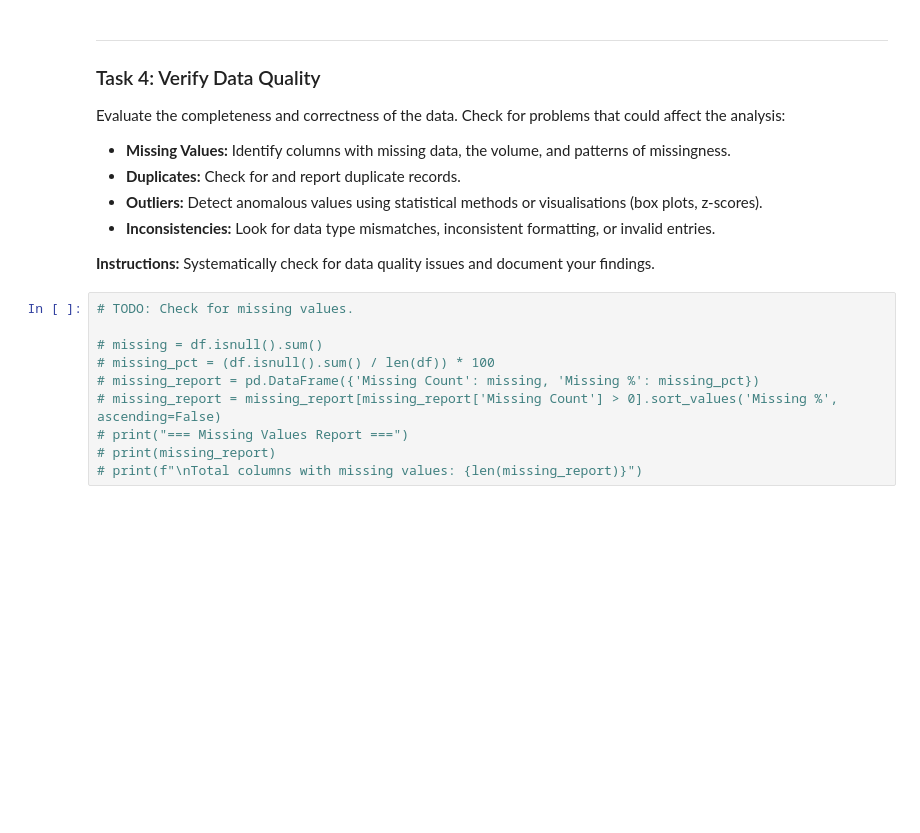
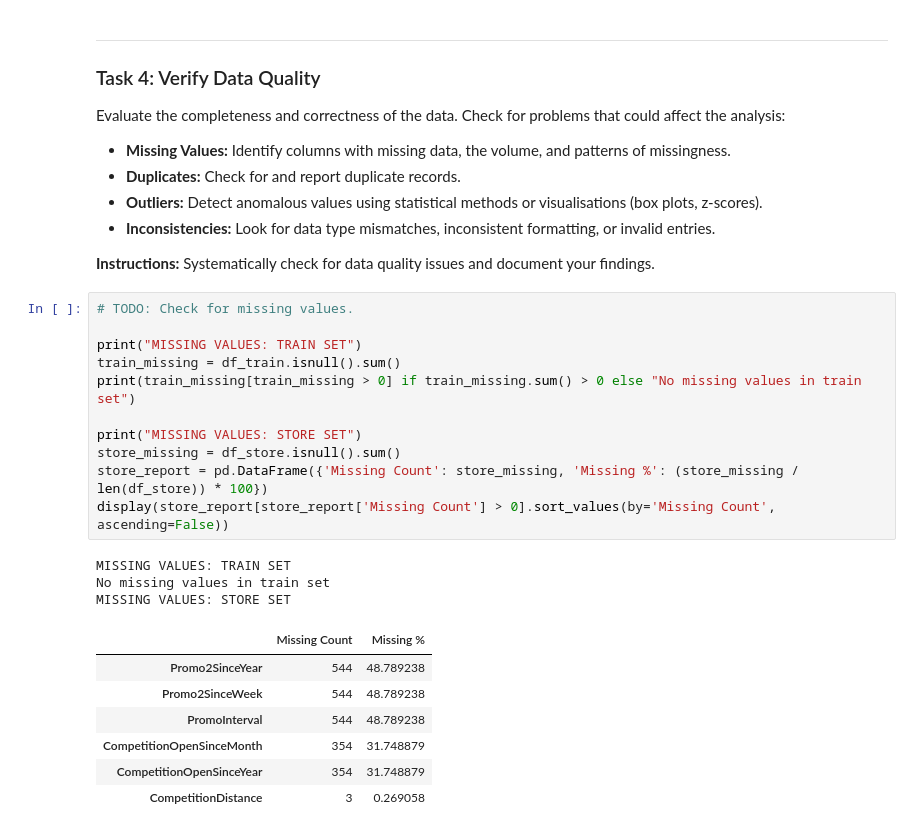
Before and after one commit to ali-albakri/KH5004CMD-Rossmann, a Jupyter notebook: notebooks/Phase_2_Data_Understanding.ipynb, the cells around one changed output. Cells and saved outputs as stored; diff of their text form; blank space fills up the shorter version.

```diff
--- a/notebooks/Phase_2_Data_Understanding.ipynb
+++ b/notebooks/Phase_2_Data_Understanding.ipynb
@@ -301,16 +301,28 @@ Evaluate the completeness and correctness of the data. Check for problems that c
 - **Inconsistencies:** Look for data type mismatches, inconsistent formatting, or invalid entries.
 
 **Instructions:** Systematically check for data quality issues and document your findings.
-# %%
-# TODO: Check for missing values.
-
-# missing = df.isnull().sum()
-# missing_pct = (df.isnull().sum() / len(df)) * 100
-# missing_report = pd.DataFrame({'Missing Count': missing, 'Missing %': missing_pct})
-# missing_report = missing_report[missing_report['Missing Count'] > 0].sort_values('Missing %', ascending=False)
-# print("=== Missing Values Report ===")
-# print(missing_report)
-# print(f"\nTotal columns with missing values: {len(missing_report)}")
+# %%
+# TODO: Check for missing values.
+
+print("MISSING VALUES: TRAIN SET")
+train_missing = df_train.isnull().sum()
+print(train_missing[train_missing > 0] if train_missing.sum() > 0 else "No missing values in train set")
+
+print("MISSING VALUES: STORE SET")
+store_missing = df_store.isnull().sum()
+store_report = pd.DataFrame({'Missing Count': store_missing, 'Missing %': (store_missing / len(df_store)) * 100})
+display(store_report[store_report['Missing Count'] > 0].sort_values(by='Missing Count', ascending=False))
+# %% [output]
+MISSING VALUES: TRAIN SET
+No missing values in train set
+MISSING VALUES: STORE SET
+|  | Missing Count | Missing % |
+| Promo2SinceYear | 544 | 48.789238 |
+| Promo2SinceWeek | 544 | 48.789238 |
+| PromoInterval | 544 | 48.789238 |
+| CompetitionOpenSinceMonth | 354 | 31.748879 |
+| CompetitionOpenSinceYear | 354 | 31.748879 |
+| CompetitionDistance | 3 | 0.269058 |
 # %%
 # TODO: Check for duplicate records.
 
```
Also changed, not shown: parts of 3 cells of this notebook.
